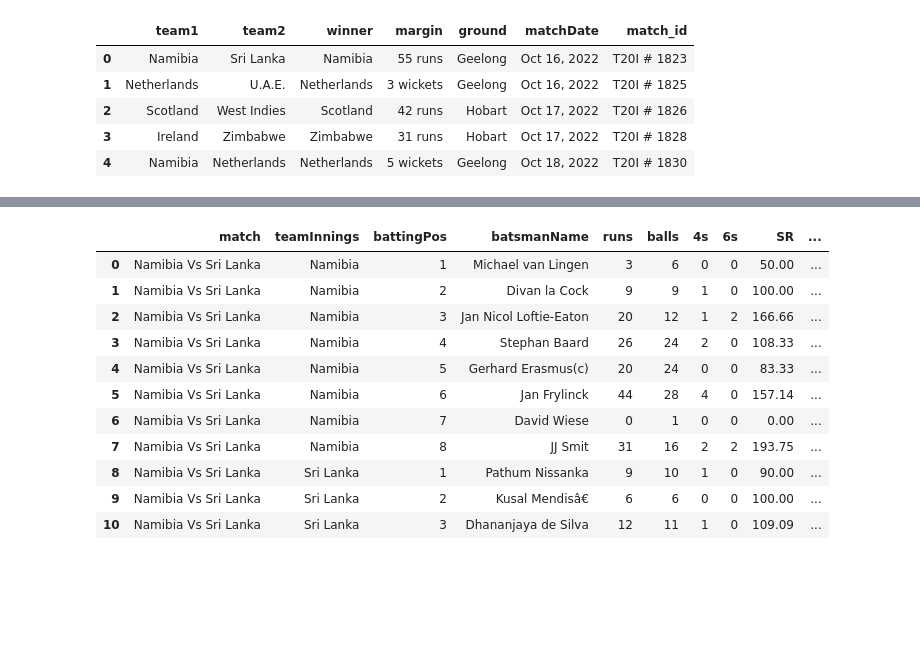
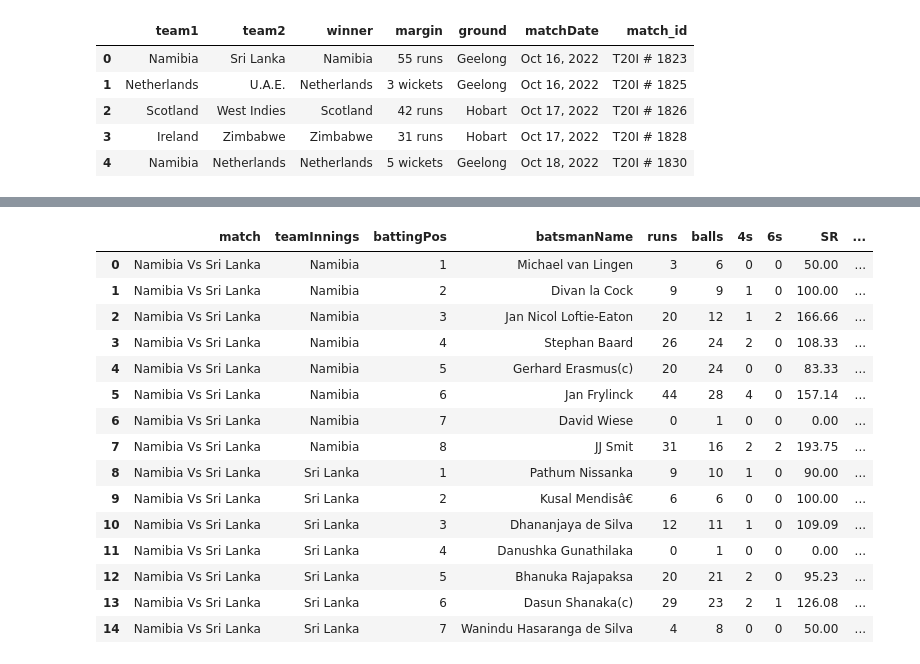
Before and after one commit to Yusuf80216/Cricket-Analytics, a Jupyter notebook: data_processing.ipynb, the cells around one changed output, grey strips where cells are left out. Cells and saved outputs as stored; diff of their text form; code cells hidden in the pictures; blank space fills up the shorter version.

```diff
--- a/data_processing.ipynb
+++ b/data_processing.ipynb
@@ -58,17 +60,22 @@ df_batting.head()
 | 4 | Namibia Vs Sri Lanka | Namibia | 5 | Gerhard Erasmus(c) | c Gunathilaka b PWH de Silva | 20 | 24 | 0 | 0 | 83.33 | ... |
 # %%
 df_batting.drop(columns=['dismissal'], inplace=True)
-df_batting.head(11)
-# %% [output]
-|  | match | teamInnings | battingPos | batsmanName | runs | balls | 4s | 6s | SR | ... |
-| 0 | Namibia Vs Sri Lanka | Namibia | 1 | Michael van Lingen | 3 | 6 | 0 | 0 | 50.00 | ... |
-| 1 | Namibia Vs Sri Lanka | Namibia | 2 | Divan la Cock | 9 | 9 | 1 | 0 | 100.00 | ... |
-| 2 | Namibia Vs Sri Lanka | Namibia | 3 | Jan Nicol Loftie-Eaton | 20 | 12 | 1 | 2 | 166.66 | ... |
-| 3 | Namibia Vs Sri Lanka | Namibia | 4 | Stephan Baard | 26 | 24 | 2 | 0 | 108.33 | ... |
-| 4 | Namibia Vs Sri Lanka | Namibia | 5 | Gerhard Erasmus(c) | 20 | 24 | 0 | 0 | 83.33 | ... |
-| 5 | Namibia Vs Sri Lanka | Namibia | 6 | Jan Frylinck | 44 | 28 | 4 | 0 | 157.14 | ... |
-| 6 | Namibia Vs Sri Lanka | Namibia | 7 | David Wiese | 0 | 1 | 0 | 0 | 0.00 | ... |
-| 7 | Namibia Vs Sri Lanka | Namibia | 8 | JJ Smit | 31 | 16 | 2 | 2 | 193.75 | ... |
-| 8 | Namibia Vs Sri Lanka | Sri Lanka | 1 | Pathum Nissanka | 9 | 10 | 1 | 0 | 90.00 | ... |
-| 9 | Namibia Vs Sri Lanka | Sri Lanka | 2 | Kusal Mendisâ€ | 6 | 6 | 0 | 0 | 100.00 | ... |
-| 10 | Namibia Vs Sri Lanka | Sri Lanka | 3 | Dhananjaya de Silva | 12 | 11 | 1 | 0 | 109.09 | ... |
+# %%
+df_batting.head(15)
+# %% [output]
+|  | match | teamInnings | battingPos | batsmanName | runs | balls | 4s | 6s | SR | ... |
+| 0 | Namibia Vs Sri Lanka | Namibia | 1 | Michael van Lingen | 3 | 6 | 0 | 0 | 50.00 | ... |
+| 1 | Namibia Vs Sri Lanka | Namibia | 2 | Divan la Cock | 9 | 9 | 1 | 0 | 100.00 | ... |
+| 2 | Namibia Vs Sri Lanka | Namibia | 3 | Jan Nicol Loftie-Eaton | 20 | 12 | 1 | 2 | 166.66 | ... |
+| 3 | Namibia Vs Sri Lanka | Namibia | 4 | Stephan Baard | 26 | 24 | 2 | 0 | 108.33 | ... |
+| 4 | Namibia Vs Sri Lanka | Namibia | 5 | Gerhard Erasmus(c) | 20 | 24 | 0 | 0 | 83.33 | ... |
+| 5 | Namibia Vs Sri Lanka | Namibia | 6 | Jan Frylinck | 44 | 28 | 4 | 0 | 157.14 | ... |
+| 6 | Namibia Vs Sri Lanka | Namibia | 7 | David Wiese | 0 | 1 | 0 | 0 | 0.00 | ... |
+| 7 | Namibia Vs Sri Lanka | Namibia | 8 | JJ Smit | 31 | 16 | 2 | 2 | 193.75 | ... |
+| 8 | Namibia Vs Sri Lanka | Sri Lanka | 1 | Pathum Nissanka | 9 | 10 | 1 | 0 | 90.00 | ... |
+| 9 | Namibia Vs Sri Lanka | Sri Lanka | 2 | Kusal Mendisâ€ | 6 | 6 | 0 | 0 | 100.00 | ... |
+| 10 | Namibia Vs Sri Lanka | Sri Lanka | 3 | Dhananjaya de Silva | 12 | 11 | 1 | 0 | 109.09 | ... |
+| 11 | Namibia Vs Sri Lanka | Sri Lanka | 4 | Danushka Gunathilaka | 0 | 1 | 0 | 0 | 0.00 | ... |
+| 12 | Namibia Vs Sri Lanka | Sri Lanka | 5 | Bhanuka Rajapaksa | 20 | 21 | 2 | 0 | 95.23 | ... |
+| 13 | Namibia Vs Sri Lanka | Sri Lanka | 6 | Dasun Shanaka(c) | 29 | 23 | 2 | 1 | 126.08 | ... |
+| 14 | Namibia Vs Sri Lanka | Sri Lanka | 7 | Wanindu Hasaranga de Silva | 4 | 8 | 0 | 0 | 50.00 | ... |
```
Also changed, not shown: parts of 19 cells of this notebook, 5 other files.
